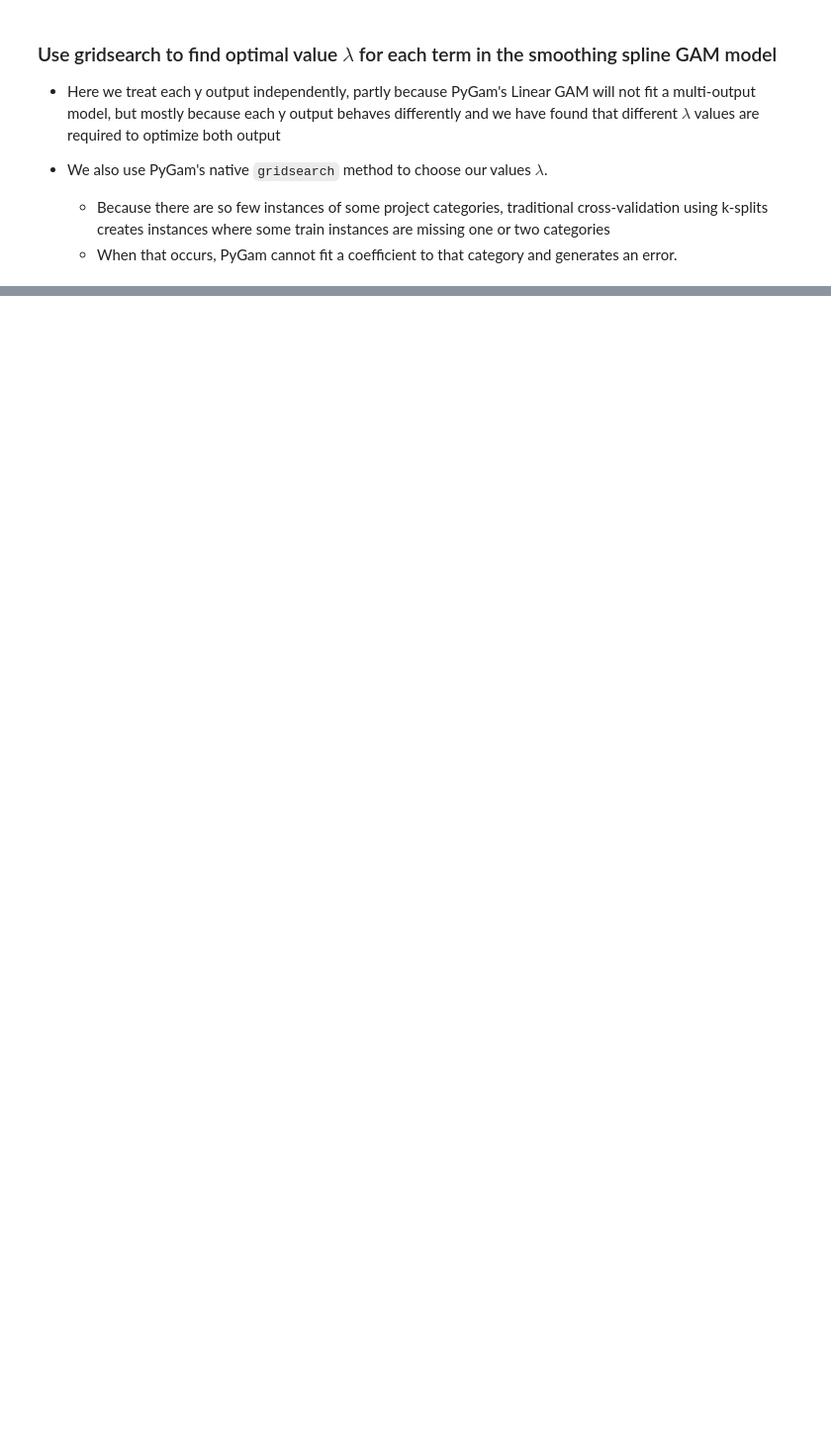
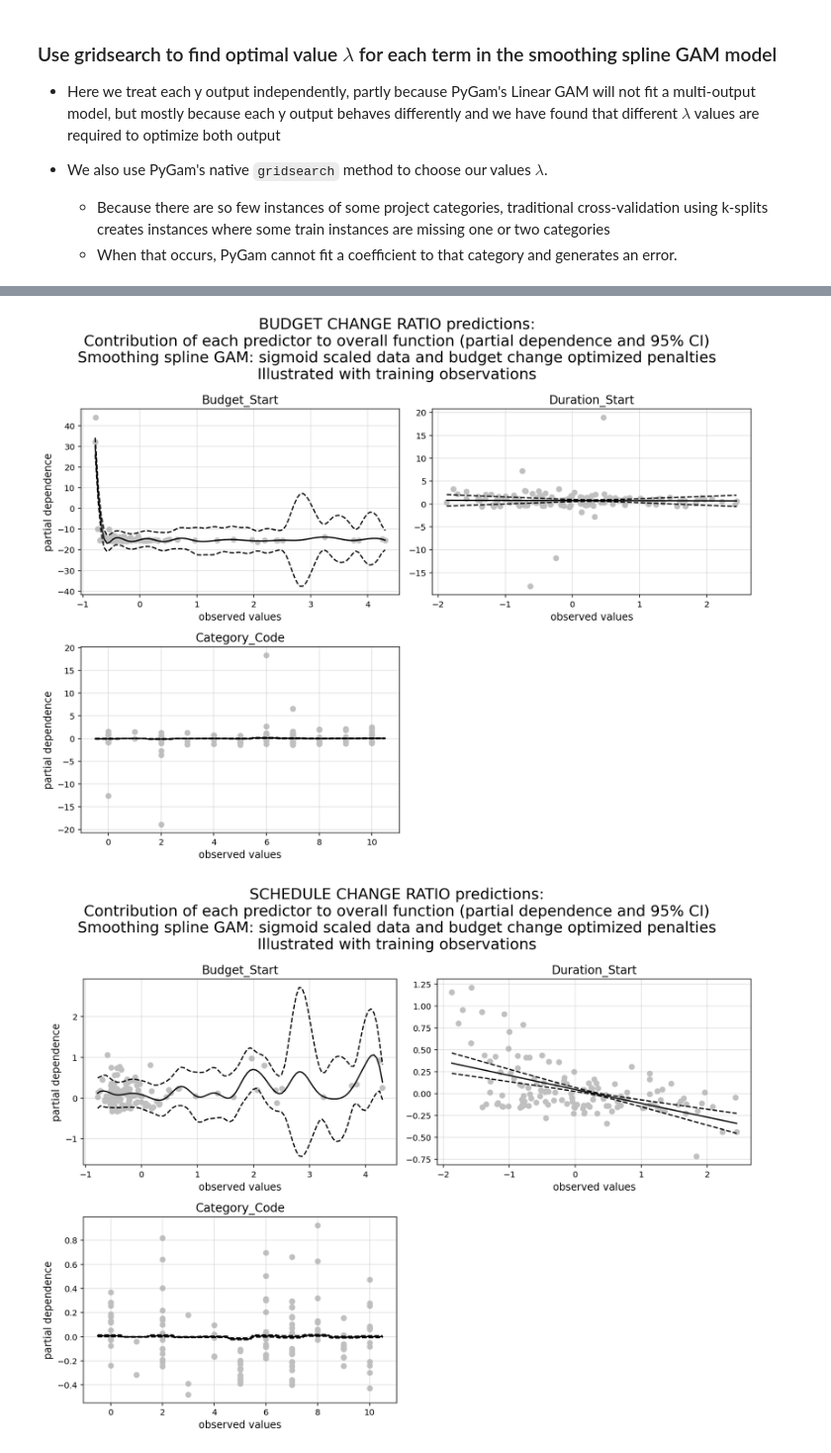
Before and after one commit to sedelmeyer/cs109b_groupproject, a Jupyter notebook: EDA/03_baseline_model.ipynb, the cells around one changed output, grey strips where cells are left out. Shown at 99% size. Cells and saved outputs as stored; diff of their text form; code cells hidden in the pictures; blank space fills up the shorter version.

```diff
--- a/EDA/03_baseline_model.ipynb
+++ b/EDA/03_baseline_model.ipynb
@@ -1098,0 +1139,16 @@ plot_true_pred(
+# %%
+plot_gam_contribution_by_predictor(
+    model_dict=model_gam_std_sig1, model_index=0,
+    X_data=X_le_tr_std_sig, y_data=y_train,
+    dataset='train'
+)
+
+print()
+plot_gam_contribution_by_predictor(
+    model_dict=model_gam_std_sig1, model_index=1,
+    X_data=X_le_tr_std_sig, y_data=y_train,
+    dataset='train'
+)
+# %% [output]
+[figure, added]
+[figure, added]
```
Also changed, not shown: parts of 25 cells of this notebook.
